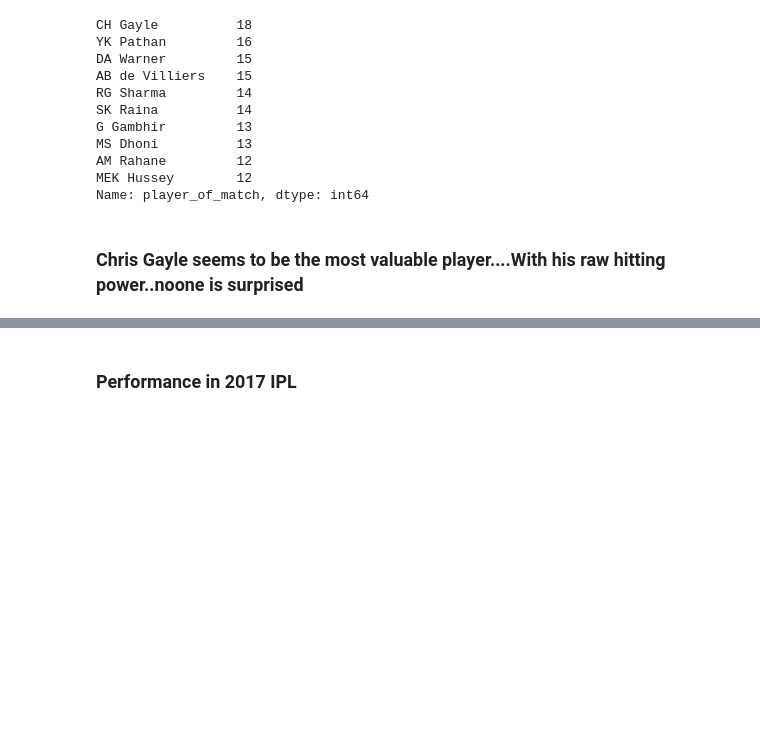
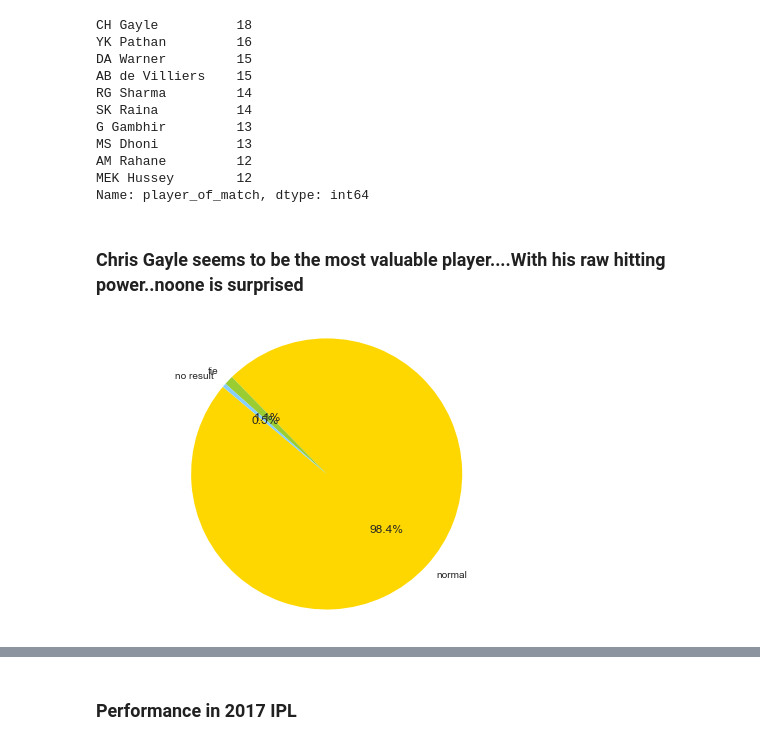
Before and after one commit to Sangarshanan/Data-visualization, a Jupyter notebook: IPL analysis/IPL.ipynb, the cells around one changed output, grey strips where cells are left out. Cells and saved outputs as stored; diff of their text form; code cells hidden in the pictures; blank space fills up the shorter version.

```diff
--- a/IPL analysis/IPL.ipynb
+++ b/IPL analysis/IPL.ipynb
@@ -69,3 +70,12 @@ MEK Hussey        12
 Name: player_of_match, dtype: int64
 # %% [markdown]
 ### Chris Gayle seems to be the most valuable player....With his raw hitting power..noone is surprised
+# %%
+colors = ['gold','yellowgreen','lightskyblue']
+top = data['result'].value_counts()[:5].index.tolist()
+value =data['result'].value_counts()[:5].values.tolist()
+plt.pie(value, labels=top, colors=colors, autopct='%1.1f%%',startangle=140)
+plt.axis('equal')
+plt.show()
+# %% [output]
+[figure, added]
```
Also changed, not shown: parts of 12 cells of this notebook.
